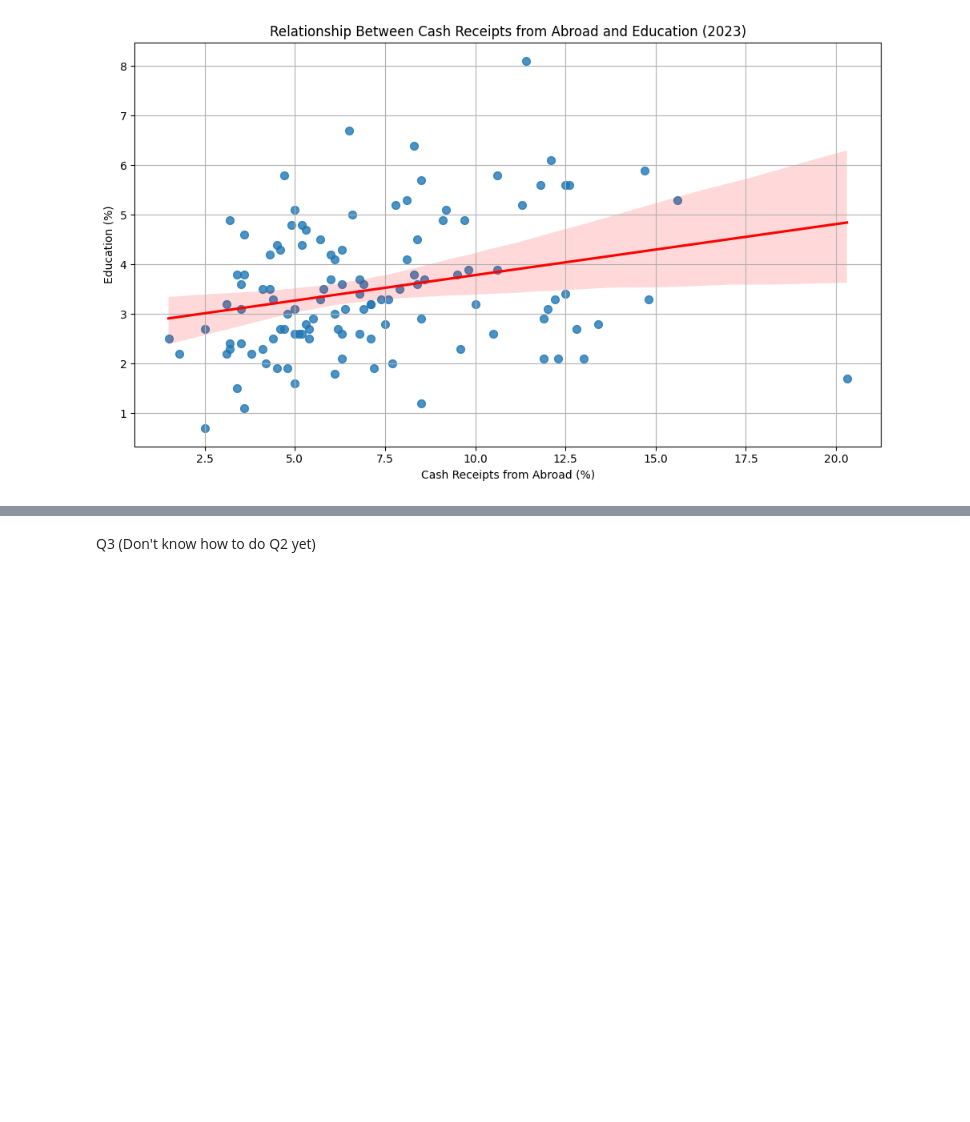
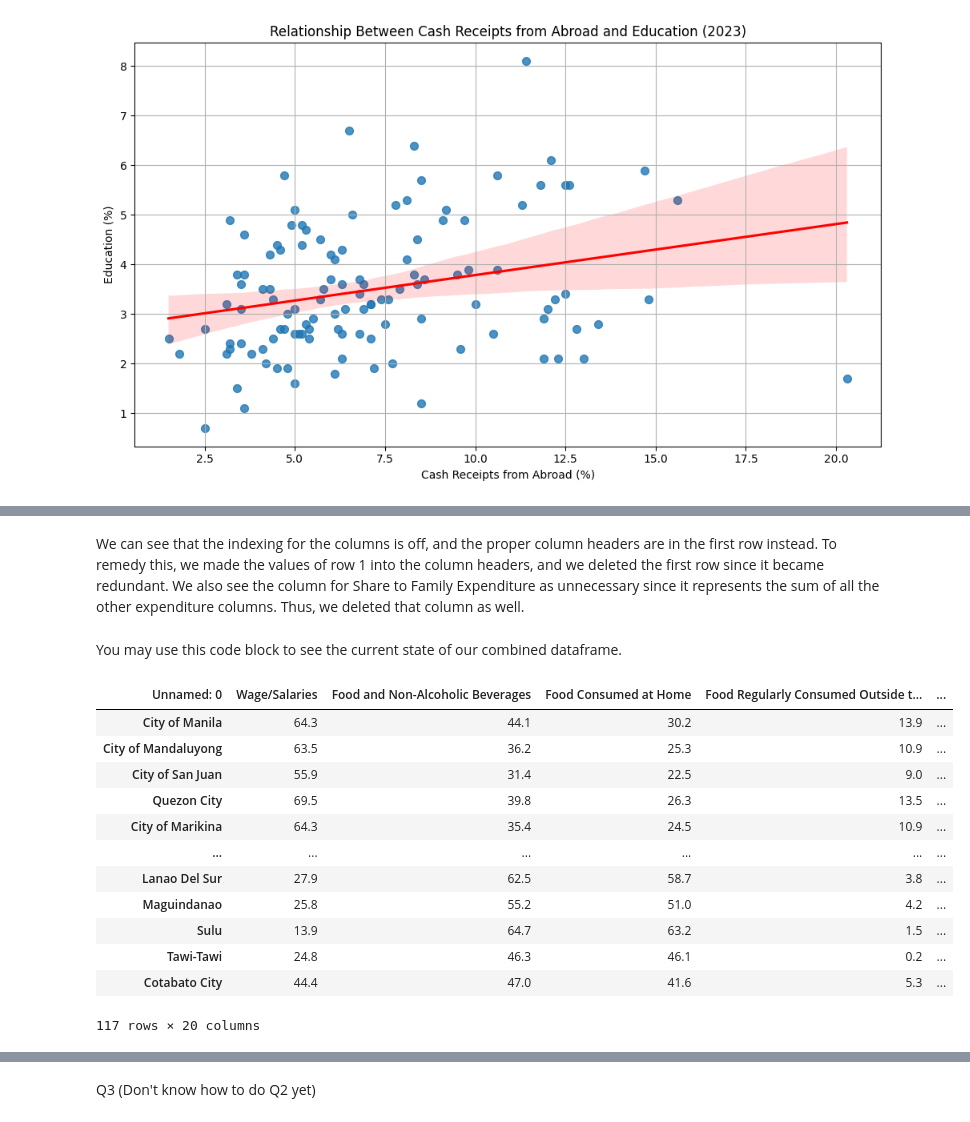
Before and after one commit to Sky282128/RoleModels, a Jupyter notebook: RoleModels.ipynb, the cells around one changed output, grey strips where cells are left out. Cells and saved outputs as stored; diff of their text form; code cells hidden in the pictures; blank space fills up the shorter version.

```diff
--- a/RoleModels.ipynb
+++ b/RoleModels.ipynb
@@ -368,0 +376,6 @@ plt.show()
+# %%
+Wages = IE["Income23"][1]
+Expenditure = IE["Expenditure23"]
+combinedDf = pd.concat([Wages, Expenditure], axis=1)
+
+combinedDf
@@ -368,0 +396,24 @@ plt.show()
+# %% [markdown]
+We can see that the indexing for the columns is off, and the proper column headers are in the first row instead. To remedy this, we made the values of row 1 into the column headers, and we deleted the first row since it became redundant. We also see the column for Share to Family Expenditure as unnecessary since it represents the sum of all the other expenditure columns. Thus, we deleted that column as well.
+# %%
+combinedDf.columns = combinedDf.iloc[0]
+combinedDf = combinedDf.drop(combinedDf.index[0])
+combinedDf = combinedDf.drop("Share to Family Expenditure", axis=1)
+# %% [markdown]
+You may use this code block to see the current state of our combined dataframe.
+# %%
+combinedDf
+# %% [output]
+| Unnamed: 0 | Wage/Salaries | Food and Non-Alcoholic Beverages | Food Consumed at Home | Food Regularly Consumed Outside t... | ... |
+| City of Manila | 64.3 | 44.1 | 30.2 | 13.9 | ... |
+| City of Mandaluyong | 63.5 | 36.2 | 25.3 | 10.9 | ... |
+| City of San Juan | 55.9 | 31.4 | 22.5 | 9.0 | ... |
+| Quezon City | 69.5 | 39.8 | 26.3 | 13.5 | ... |
+| City of Marikina | 64.3 | 35.4 | 24.5 | 10.9 | ... |
+| ... | ... | ... | ... | ... | ... |
+| Lanao Del Sur | 27.9 | 62.5 | 58.7 | 3.8 | ... |
+| Maguindanao | 25.8 | 55.2 | 51.0 | 4.2 | ... |
+| Sulu | 13.9 | 64.7 | 63.2 | 1.5 | ... |
+| Tawi-Tawi | 24.8 | 46.3 | 46.1 | 0.2 | ... |
+| Cotabato City | 44.4 | 47.0 | 41.6 | 5.3 | ... |
+117 rows × 20 columns
```
Also changed, not shown: parts of 6 cells of this notebook.
